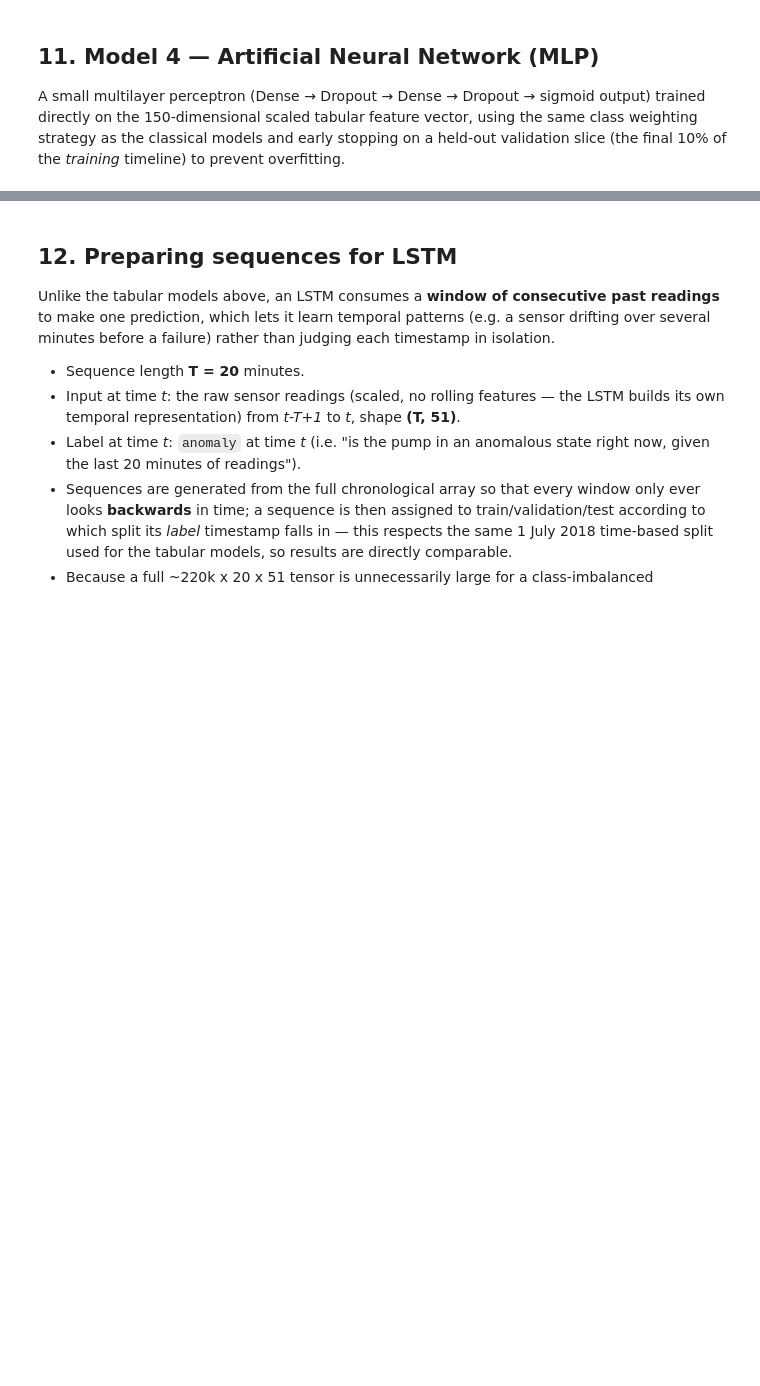
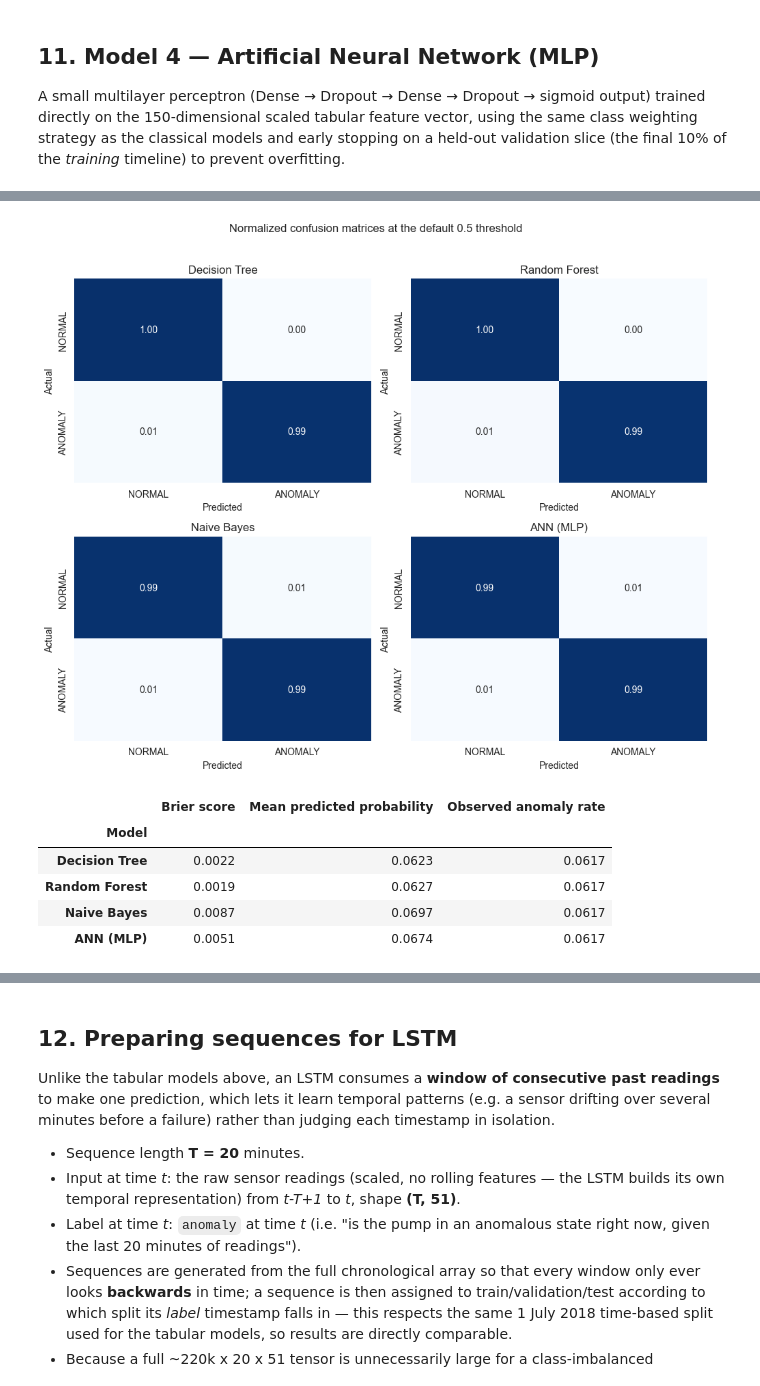
Before and after one commit to AveryDoan/PRT565-Assessment-4-Group-Report, a Jupyter notebook: notebook.ipynb, the cells around one changed output, grey strips where cells are left out. Saved outputs shown, nothing was run; the diff lists cells and outputs as text; code cells hidden in the pictures; blank space fills up the shorter version.

```diff
--- a/notebook.ipynb
+++ b/notebook.ipynb
@@ -812,0 +991,58 @@ ROC-AUC: 0.9995   PR-AUC: 0.9949
+# %%
+from sklearn.metrics import brier_score_loss
+
+fig, axes = plt.subplots(1, 2, figsize=(15, 5))
+calibration_rows = []
+for name, proba in classical_probas.items():
+    observed, predicted = calibration_curve(y_test, proba, n_bins=10, strategy='quantile')
+    axes[0].plot(predicted, observed, marker='o', linewidth=2, label=name)
+    calibration_rows.append({
+        'Model': name,
+        'Brier score': brier_score_loss(y_test, proba),
+        'Mean predicted probability': proba.mean(),
+        'Observed anomaly rate': y_test.mean(),
+    })
+axes[0].plot([0, 1], [0, 1], '--', color='gray', label='Perfect calibration')
+axes[0].set_xlabel('Mean predicted probability')
+axes[0].set_ylabel('Observed anomaly frequency')
+axes[0].set_title('Reliability diagram on the held-out test set')
+axes[0].legend(fontsize=8)
+axes[0].grid(alpha=0.25)
+
+classical_preds = {
+    'Decision Tree': dt_pred,
+    'Random Forest': rf_pred,
+    'Naive Bayes': nb_pred,
+    'ANN (MLP)': ann_pred,
+}
+for name, pred in classical_preds.items():
+    cm = confusion_matrix(y_test, pred, normalize='true')
+    sns.heatmap(cm, annot=True, fmt='.2f', cmap='Blues', vmin=0, vmax=1,
+                xticklabels=['NORMAL', 'ANOMALY'], yticklabels=['NORMAL', 'ANOMALY'],
+                cbar=False, ax=axes[1], alpha=0.18)
+    break
+
+# Show all four normalized confusion matrices as small multiples.
+plt.close(fig)
+fig, axes = plt.subplots(2, 2, figsize=(10, 8))
+for ax, (name, pred) in zip(axes.ravel(), classical_preds.items()):
+    cm = confusion_matrix(y_test, pred, normalize='true')
+    sns.heatmap(cm, annot=True, fmt='.2f', cmap='Blues', vmin=0, vmax=1,
+                xticklabels=['NORMAL', 'ANOMALY'], yticklabels=['NORMAL', 'ANOMALY'],
+                cbar=False, ax=ax)
+    ax.set_title(name)
+    ax.set_xlabel('Predicted')
+    ax.set_ylabel('Actual')
+plt.suptitle('Normalized confusion matrices at the default 0.5 threshold', y=1.02)
+plt.tight_layout()
+plt.show()
+
+display(pd.DataFrame(calibration_rows).set_index('Model').style.format('{:.4f}'))
+# %% [output]
+[figure, added]
+|  | Brier score | Mean predicted probability | Observed anomaly rate |
+| Model |  |  |  |
+| Decision Tree | 0.0022 | 0.0623 | 0.0617 |
+| Random Forest | 0.0019 | 0.0627 | 0.0617 |
+| Naive Bayes | 0.0087 | 0.0697 | 0.0617 |
+| ANN (MLP) | 0.0051 | 0.0674 | 0.0617 |
```
Also changed, not shown: parts of 28 cells of this notebook.
